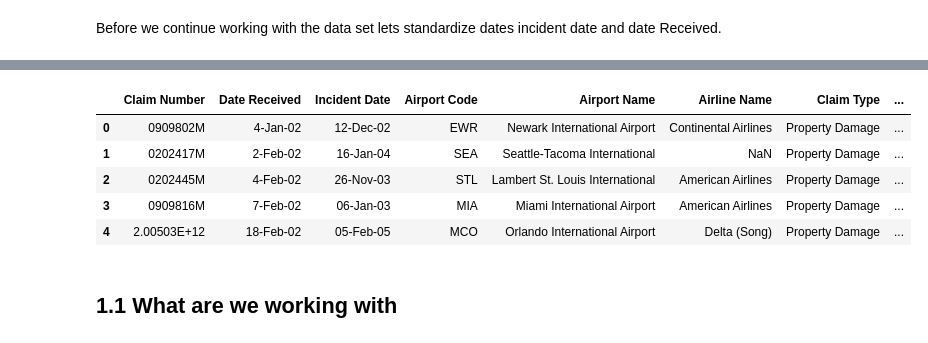
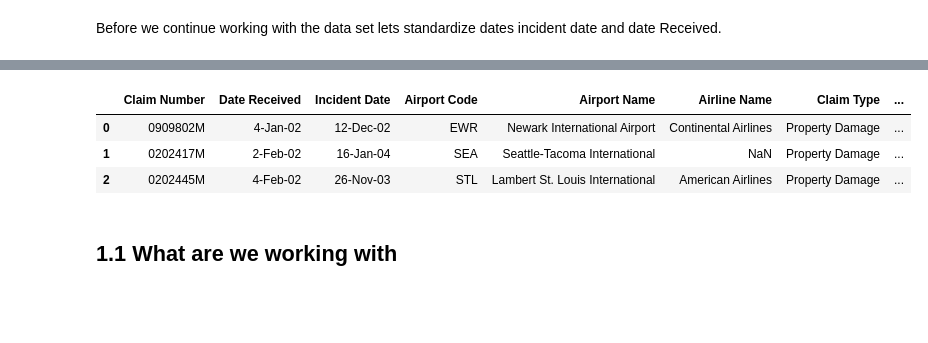
Before and after one commit to Jaomar92/capstone2, a Jupyter notebook: capstone2.ipynb, the cells around one changed output, grey strips where cells are left out. Cells and saved outputs as stored; diff of their text form; code cells hidden in the pictures; blank space fills up the shorter version.

```diff
--- a/capstone2.ipynb
+++ b/capstone2.ipynb
@@ -97,14 +82,12 @@ Name: 14, dtype: object
 0
 # %%
 # Checking to see if Incident date was updated.
-df.head()
+df.head(3)
 # %% [output]
 |  | Claim Number | Date Received | Incident Date | Airport Code | Airport Name | Airline Name | Claim Type | ... |
 | 0 | 0909802M | 4-Jan-02 | 12-Dec-02 | EWR | Newark International Airport | Continental Airlines | Property Damage | ... |
 | 1 | 0202417M | 2-Feb-02 | 16-Jan-04 | SEA | Seattle-Tacoma International | NaN | Property Damage | ... |
 | 2 | 0202445M | 4-Feb-02 | 26-Nov-03 | STL | Lambert St. Louis International | American Airlines | Property Damage | ... |
-| 3 | 0909816M | 7-Feb-02 | 06-Jan-03 | MIA | Miami International Airport | American Airlines | Property Damage | ... |
-| 4 | 2.00503E+12 | 18-Feb-02 | 05-Feb-05 | MCO | Orlando International Airport | Delta (Song) | Property Damage | ... |
 # %% [markdown]
 ## 1.1 What are we working with
 # %%
```
Also changed, not shown: parts of 98 cells of this notebook, 11 other files.
